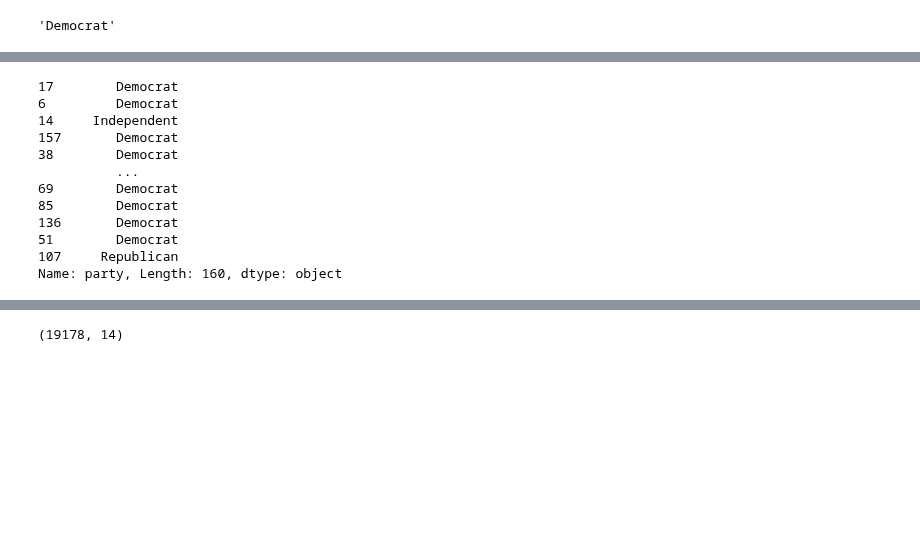
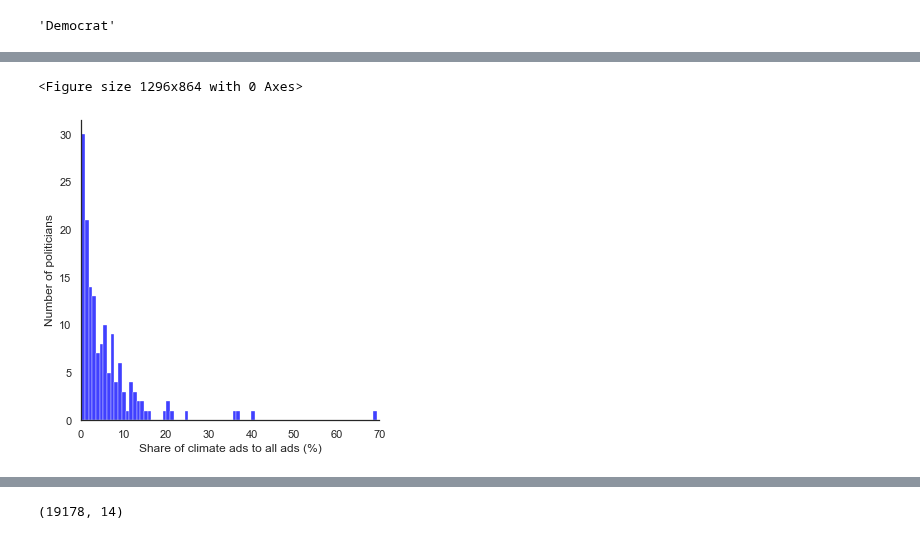
Before and after one commit to lrnz-asnprs/political-ad-api, a Jupyter notebook: notebooks/laurenz_notebook.ipynb, the cells around one changed output, grey strips where cells are left out. Cells and saved outputs as stored; diff of their text form; code cells hidden in the pictures; blank space fills up the shorter version.

```diff
--- a/notebooks/laurenz_notebook.ipynb
+++ b/notebooks/laurenz_notebook.ipynb
@@ -289 +364,12 @@ all_climate.head()
+# %%
+plt.figure(figsize=(18,12))
+sns.displot(merged_climate["climate_ad_ratio"], kde=False, color='blue', bins=80)
+plt.ylabel("Number of politicians")
+plt.xlabel("Share of climate ads to all ads (%)")
+plt.xlim([0,70])
+# plt.savefig("..\\plots\\ad_distribution.pdf")
+plt.show()
+# %% [output]
+<Figure size 1296x864 with 0 Axes>
+[figure, added]
 # %%
@@ -291,15 +379,0 @@ all_climate["party"] = all_climate["page_id"].apply(lambda x: congress[congress[
-# %%
-all_climate["party"]
-# %% [output]
-17        Democrat
-6         Democrat
-14     Independent
-157       Democrat
-38        Democrat
-          ...
-69        Democrat
-85        Democrat
-136       Democrat
-51        Democrat
-107     Republican
-Name: party, Length: 160, dtype: object
```
Also changed, not shown: parts of 26 cells of this notebook, 7 other files.
